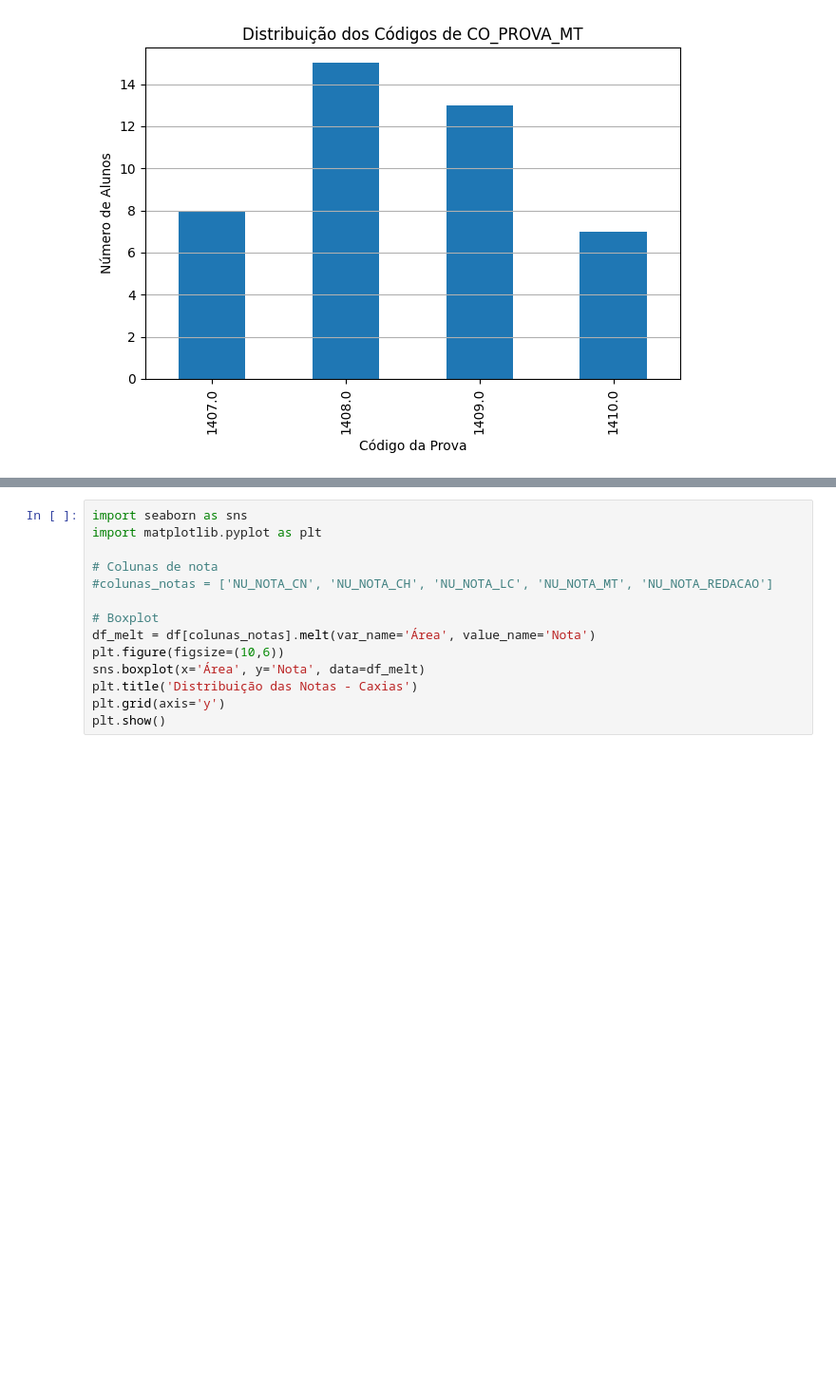
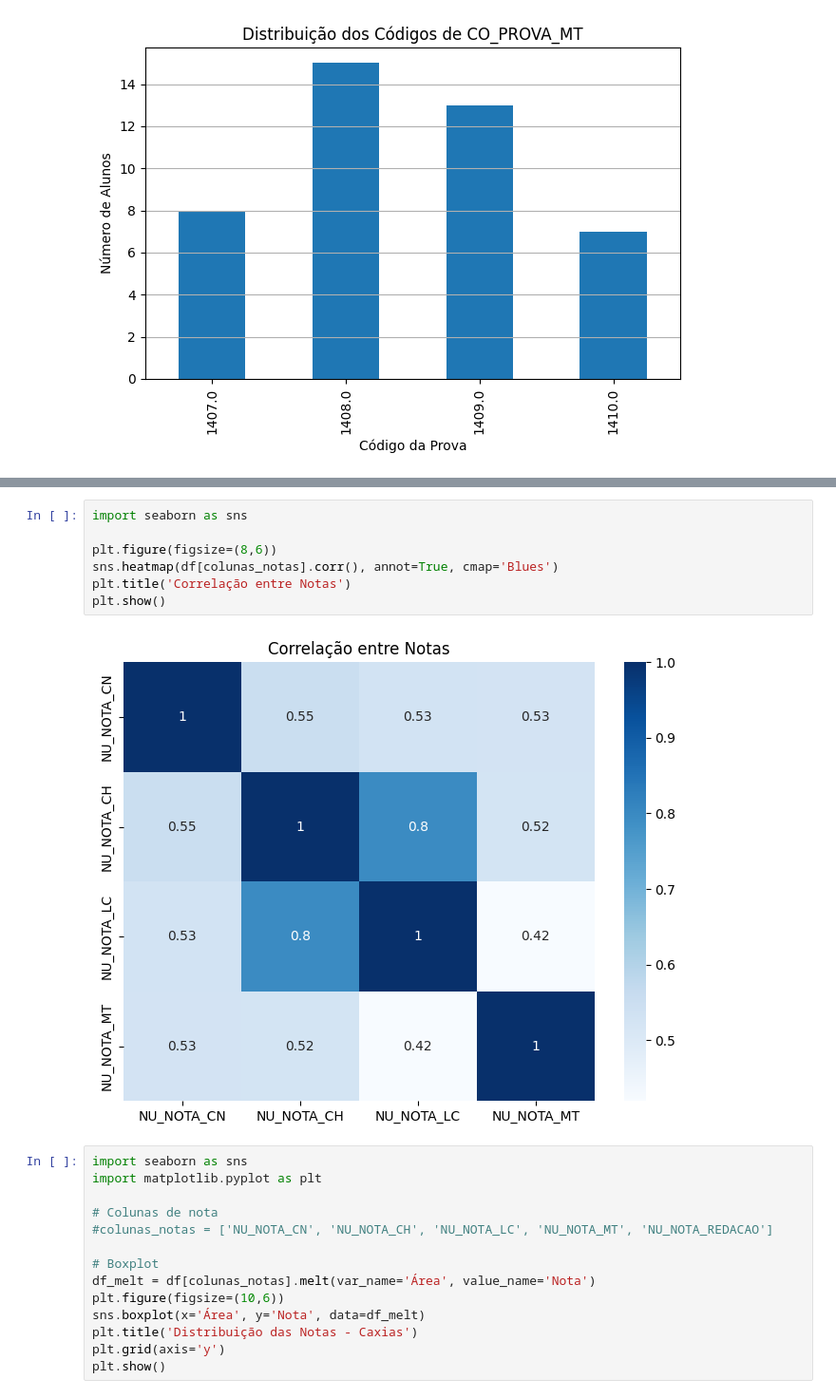
Before and after one commit to anderson02aa/ENEM-Frontin, a Jupyter notebook: ENEM_Frontin.ipynb, the cells around one changed output, grey strips where cells are left out. Shown at 95% size. Saved outputs shown, nothing was run; the diff lists cells and outputs as text; blank space fills up the shorter version.

```diff
--- a/ENEM_Frontin.ipynb
+++ b/ENEM_Frontin.ipynb
@@ -174,3 +182,12 @@ for coluna in colunas_codigos:
+# %%
+import seaborn as sns
+
+plt.figure(figsize=(8,6))
+sns.heatmap(df[colunas_notas].corr(), annot=True, cmap='Blues')
+plt.title('Correlação entre Notas')
+plt.show()
+# %% [output]
+[figure, added]
 # %%
 import seaborn as sns
 import matplotlib.pyplot as plt
```
Also changed, not shown: parts of 1 cell of this notebook.
